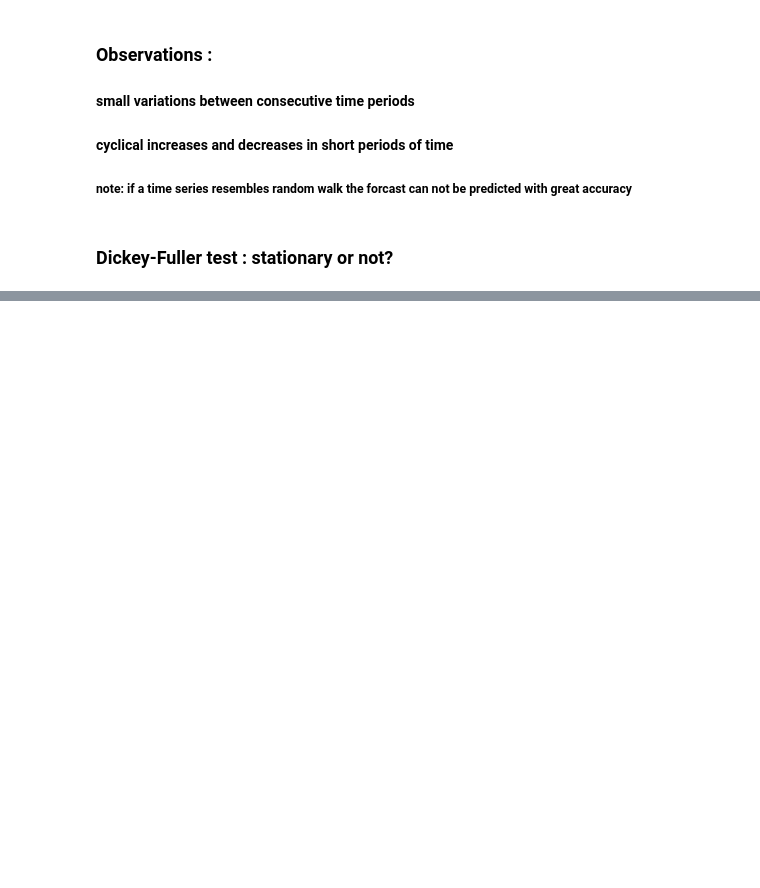
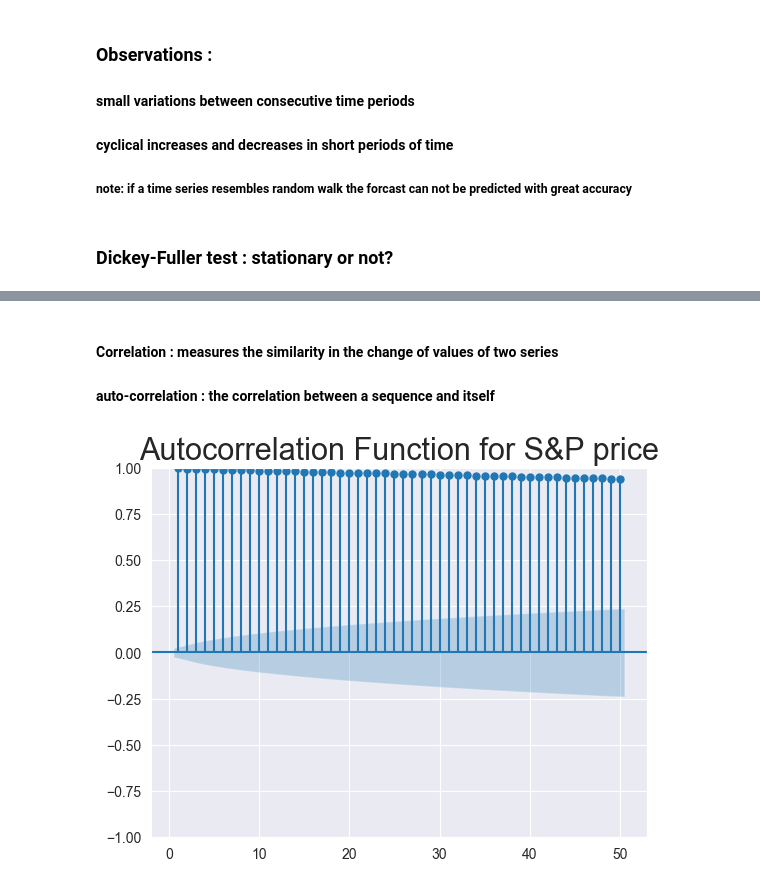
Before and after one commit to SMARIFUL1/Time-Series-Analysis, a Jupyter notebook: TimeSeries365.ipynb, the cells around one changed output, grey strips where cells are left out. Saved outputs shown, nothing was run; the diff lists cells and outputs as text; code cells hidden in the pictures; blank space fills up the shorter version.

```diff
--- a/TimeSeries365.ipynb
+++ b/TimeSeries365.ipynb
@@ -263,0 +325,9 @@ from statsmodels.tsa.seasonal import seasonal_decompose
+# %% [markdown]
+#### Correlation : measures the similarity in the change of values of two series
+#### auto-correlation : the correlation between a sequence and itself
+# %%
+sgt.plot_acf(data, lags=50, zero=False) # lags 50 means last 50 periods before the current one ## zero argument means do we want to add current period values in the graph for correlation functions
+plt.title('Autocorrelation Function for S&P price', size=22)
+plt.show()
+# %% [output]
+[figure, added]
```
Also changed, not shown: parts of 19 cells of this notebook.
